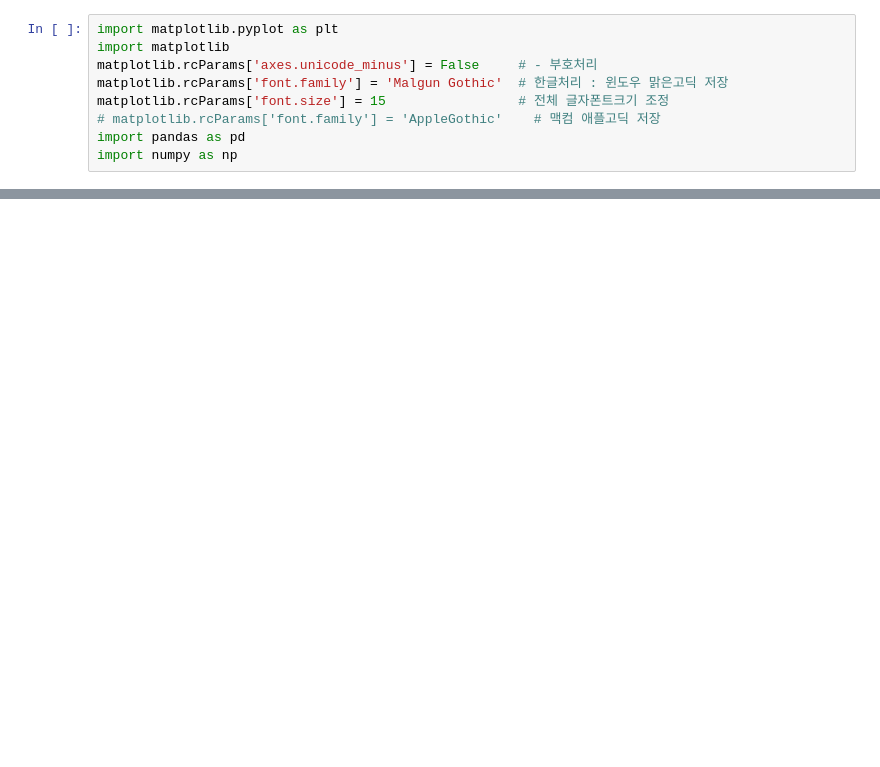
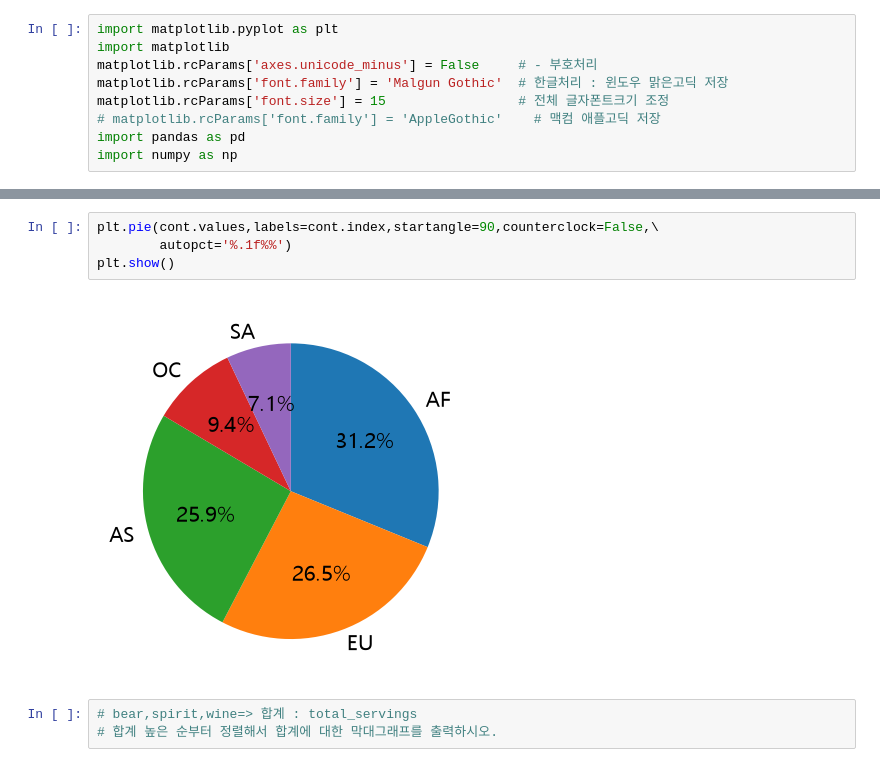
Before and after one commit to naegil73-png/aix_data_0928, a Jupyter notebook: p1006/p1006_01.ipynb, the cells around one changed output, grey strips where cells are left out. Drawn from its saved outputs; the diff is of its cells as text; blank space fills up the shorter version.

```diff
--- a/p1006/p1006_01.ipynb
+++ b/p1006/p1006_01.ipynb
@@ -73,0 +127,9 @@ plt.show()
+# %%
+plt.pie(cont.values,labels=cont.index,startangle=90,counterclock=False,\
+        autopct='%.1f%%')
+plt.show()
+# %% [output]
+[figure, added]
+# %%
+# bear,spirit,wine=> 합계 : total_servings
+# 합계 높은 순부터 정렬해서 합계에 대한 막대그래프를 출력하시오.
```
Also changed, not shown: parts of 21 cells of this notebook, 12 other files.
